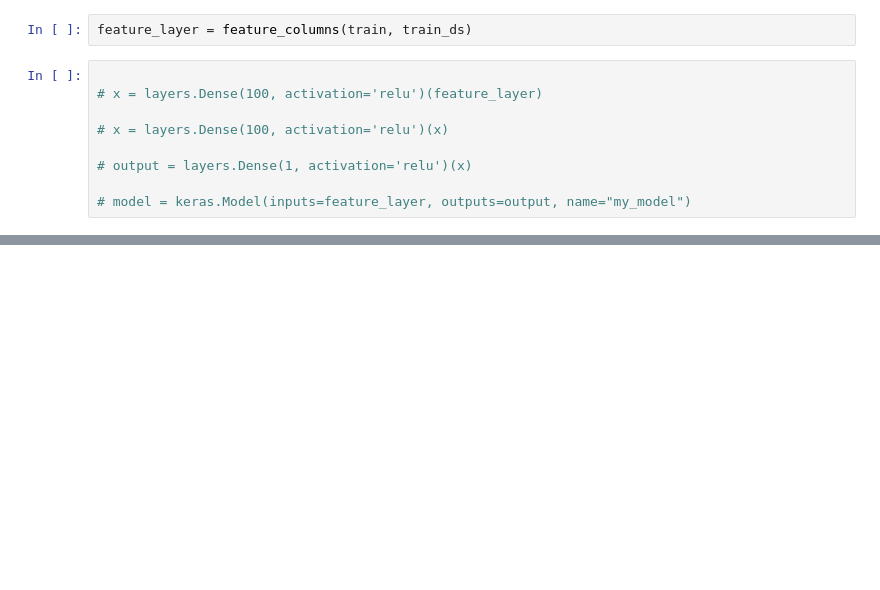
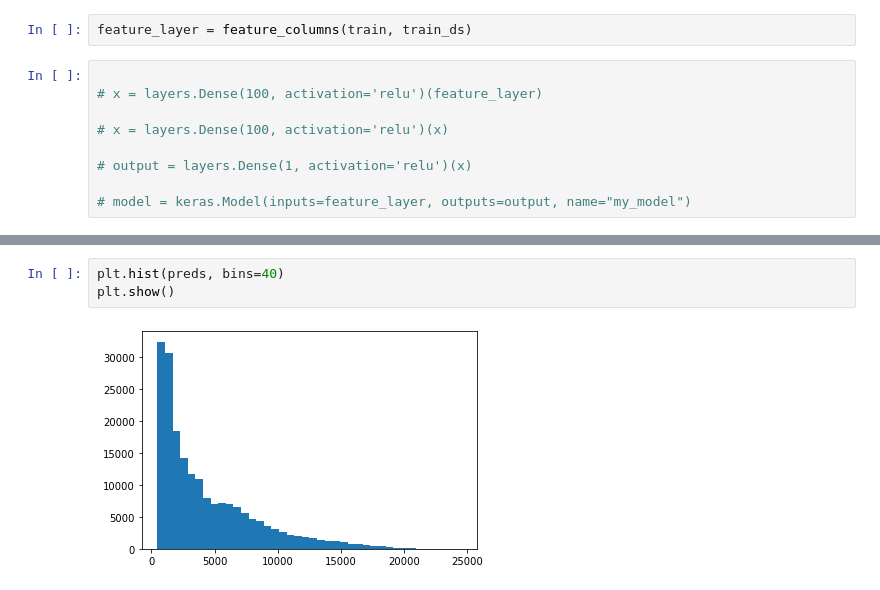
Before and after one commit to mibanell/cars, a Jupyter notebook: create_model.ipynb, the cells around one changed output, grey strips where cells are left out. Saved outputs shown, nothing was run; the diff lists cells and outputs as text; blank space fills up the shorter version.

```diff
--- a/create_model.ipynb
+++ b/create_model.ipynb
@@ -165,0 +215,5 @@ Epoch 15/15
+# %%
+plt.hist(preds, bins=40)
+plt.show()
+# %% [output]
+[figure, added]
```
Also changed, not shown: parts of 11 cells of this notebook, 1 other file.
